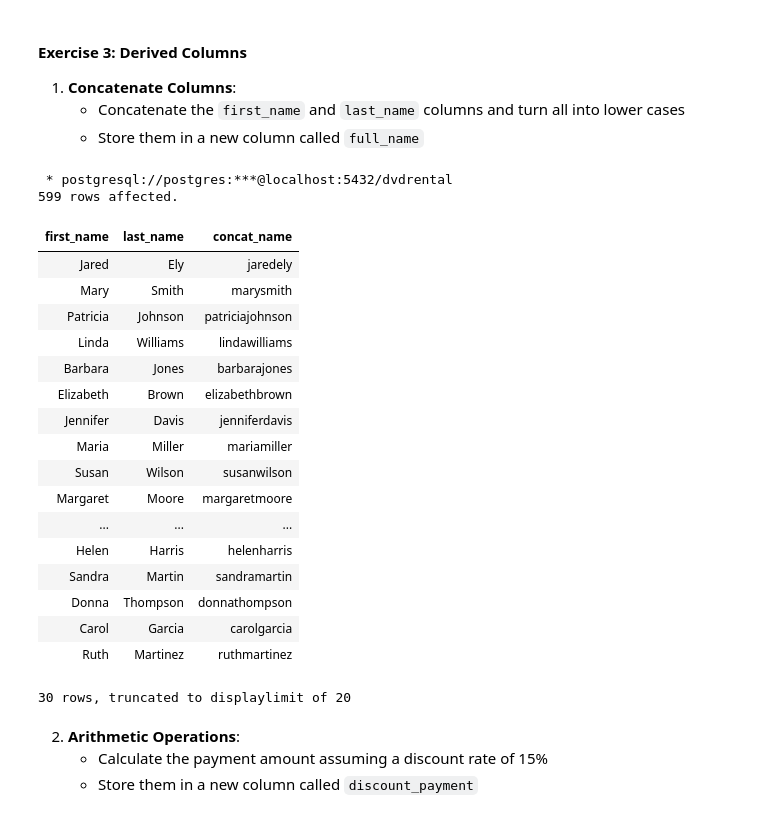
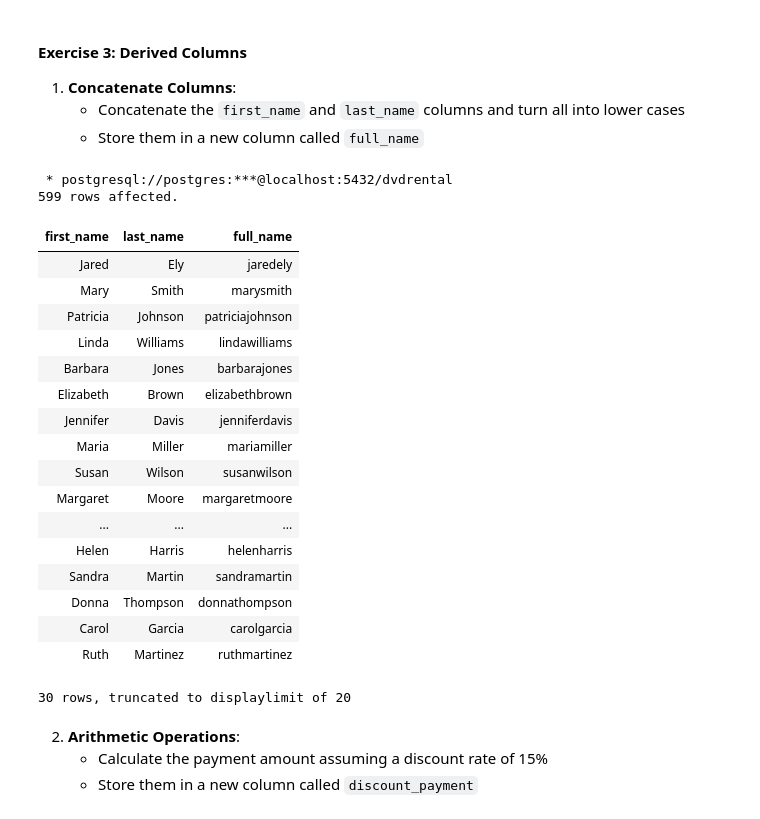
Before and after one commit to TRU-DASC/tru-dasc-5410-dasc5410_worksheet3-dasc5410_worksheet3-1, a Jupyter notebook: worksheet3.ipynb, the cells around one changed output. Saved outputs shown, nothing was run; the diff lists cells and outputs as text; code cells hidden in the pictures.

```diff
--- a/worksheet3.ipynb
+++ b/worksheet3.ipynb
@@ -225,14 +225,14 @@ WHERE first_name NOT LIKE '%e' AND last_name LIKE 'E%'
 # %%
 %%sql
 SELECT
    first_name,
    last_name,
-   LOWER(CONCAT(first_name, last_name)) AS concat_name
+   LOWER(CONCAT(first_name, last_name)) AS full_name
 FROM customer
 # %% [output]
  * postgresql://postgres:***@localhost:5432/dvdrental
 599 rows affected.
-| first_name | last_name | concat_name |
+| first_name | last_name | full_name |
 | Jared | Ely | jaredely |
 | Mary | Smith | marysmith |
 | Patricia | Johnson | patriciajohnson |
```
Also changed, not shown: parts of 1 cell of this notebook.
